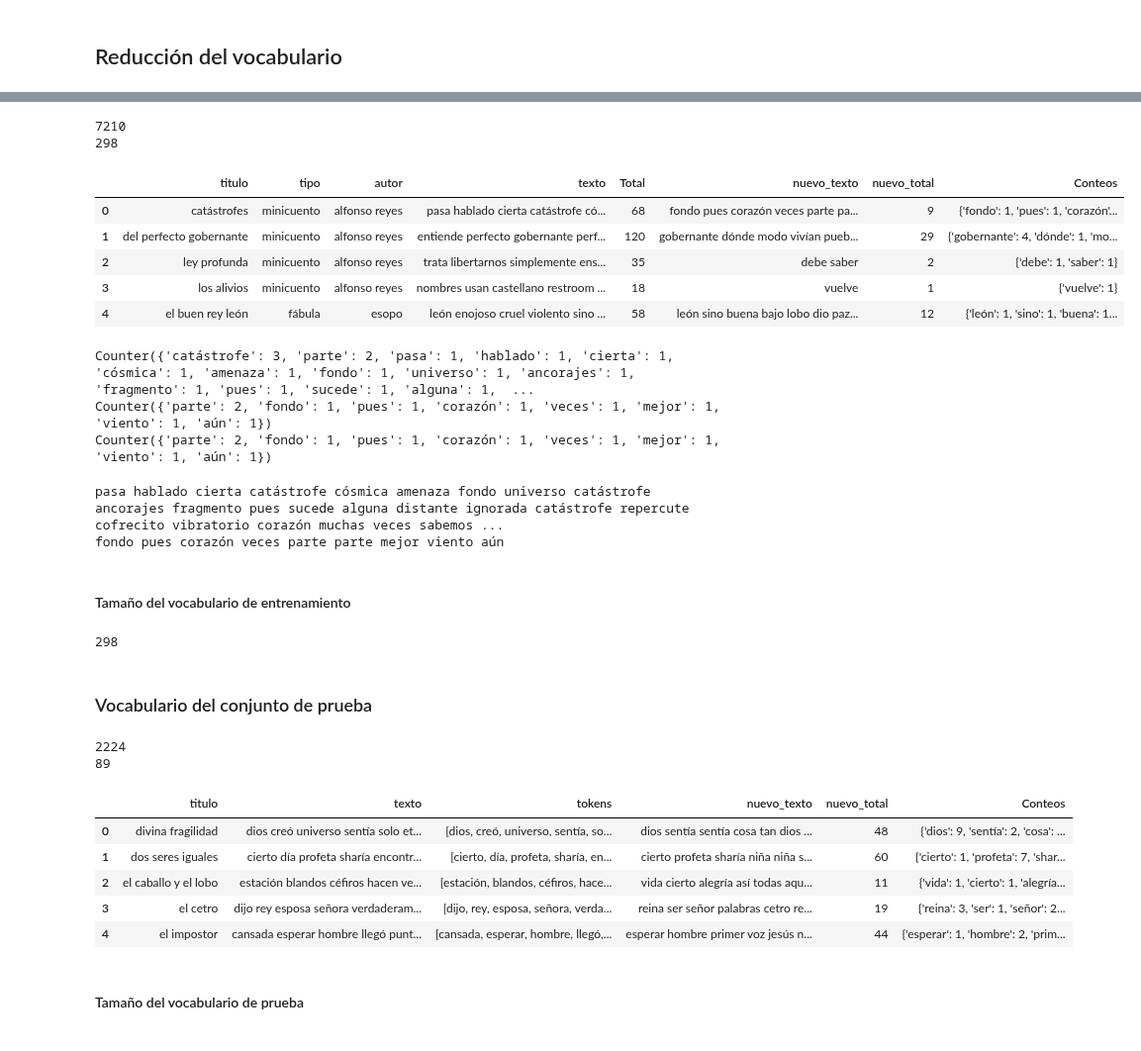
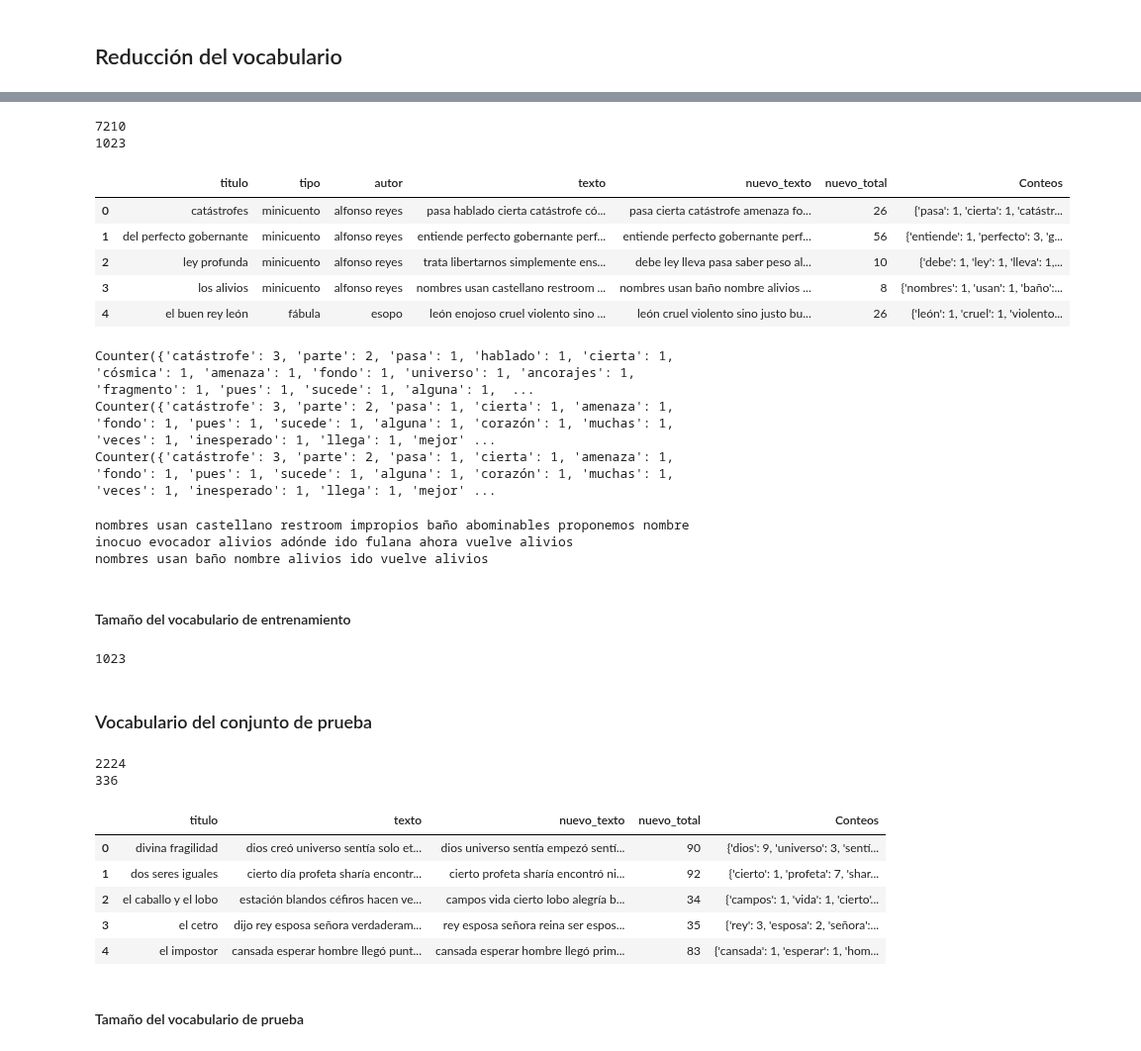
Before and after one commit to robertorys/Tesis, a Jupyter notebook: PROYECTO MIB.ipynb, the cells around one changed output, grey strips where cells are left out. Shown at 99% size. Saved outputs shown, nothing was run; the diff lists cells and outputs as text; code cells hidden in the pictures.

```diff
--- a/PROYECTO MIB.ipynb
+++ b/PROYECTO MIB.ipynb
@@ -122,9 +129,9 @@ for c in C:
 # %% [markdown]
 ## Datos
 # %%
-df_train['Total']=df_train.texto.str.split().apply(len)
+df_train_T['Total']=df_train_T.texto.str.split().apply(len)
 
-df_train.head()
+df_train_T.head()
 # %% [output]
 |  | titulo | tipo | autor | texto | Total |
 | 0 | catástrofes | minicuento | alfonso reyes | pasa hablado cierta catástrofe có... | 68 |
@@ -141,47 +153,49 @@ s=df_train.texto.str.cat(sep=' ').split()
 print(len(s))
 conteos=Counter(s)
 # print(conteos)
-nuevo_vocabulario = list(set([palabra for palabra in s if conteos[palabra] <= 10 and conteos[palabra]>3 ]))
+# nuevo_vocabulario = list(set([palabra for palabra in s if conteos[palabra] <= 10 and conteos[palabra]>3 ]))
+nuevo_vocabulario = list(set([palabra for palabra in s if conteos[palabra] <= 10 and conteos[palabra]>1 ]))
 print(len(nuevo_vocabulario))
 # %% [output]
 7210
-298
+1023
 # %%
-df_train['nuevo_texto']=df_train.texto.str.split().\
+df_train_T = df_train.copy()
+df_train_T['nuevo_texto']=df_train_T.texto.str.split().\
     apply(lambda texto: [w for w in texto if w in nuevo_vocabulario]).\
     apply(lambda x : ' '.join(x))
-df_train['nuevo_total']=df_train.nuevo_texto.str.split().apply(len)
-df_train['Conteos']=df_train.nuevo_texto.str.split().apply(Counter)
+df_train_T['nuevo_total']=df_train_T.nuevo_texto.str.split().apply(len)
+df_train_T['Conteos']=df_train_T.nuevo_texto.str.split().apply(Counter)
 
 
-df_train.head()
+df_train_T.head()
 # %% [output]
-|  | titulo | tipo | autor | texto | Total | nuevo_texto | nuevo_total | Conteos |
-| 0 | catástrofes | minicuento | alfonso reyes | pasa hablado cierta catástrofe có... | 68 | fondo pues corazón veces parte pa... | 9 | {'fondo': 1, 'pues': 1, 'corazón'... |
-| 1 | del perfecto gobernante | minicuento | alfonso reyes | entiende perfecto gobernante perf... | 120 | gobernante dónde modo vivían pueb... | 29 | {'gobernante': 4, 'dónde': 1, 'mo... |
-| 2 | ley profunda | minicuento | alfonso reyes | trata libertarnos simplemente ens... | 35 | debe saber | 2 | {'debe': 1, 'saber': 1} |
-| 3 | los alivios | minicuento | alfonso reyes | nombres usan castellano restroom ... | 18 | vuelve | 1 | {'vuelve': 1} |
-| 4 | el buen rey león | fábula | esopo | león enojoso cruel violento sino ... | 58 | león sino buena bajo lobo dio paz... | 12 | {'león': 1, 'sino': 1, 'buena': 1... |
+|  | titulo | tipo | autor | texto | nuevo_texto | nuevo_total | Conteos |
+| 0 | catástrofes | minicuento | alfonso reyes | pasa hablado cierta catástrofe có... | pasa cierta catástrofe amenaza fo... | 26 | {'pasa': 1, 'cierta': 1, 'catástr... |
+| 1 | del perfecto gobernante | minicuento | alfonso reyes | entiende perfecto gobernante perf... | entiende perfecto gobernante perf... | 56 | {'entiende': 1, 'perfecto': 3, 'g... |
+| 2 | ley profunda | minicuento | alfonso reyes | trata libertarnos simplemente ens... | debe ley lleva pasa saber peso al... | 10 | {'debe': 1, 'ley': 1, 'lleva': 1,... |
+| 3 | los alivios | minicuento | alfonso reyes | nombres usan castellano restroom ... | nombres usan baño nombre alivios ... | 8 | {'nombres': 1, 'usan': 1, 'baño':... |
+| 4 | el buen rey león | fábula | esopo | león enojoso cruel violento sino ... | león cruel violento sino justo bu... | 26 | {'león': 1, 'cruel': 1, 'violento... |
 # %%
-print(Counter(df_train.iloc[0].texto.split()))
-print(Counter(df_train.iloc[0].nuevo_texto.split()))
-print(df_train.iloc[0].Conteos)
+print(Counter(df_train_T.iloc[0].texto.split()))
+print(Counter(df_train_T.iloc[0].nuevo_texto.split()))
+print(df_train_T.iloc[0].Conteos)
 # %% [output]
 Counter({'catástrofe': 3, 'parte': 2, 'pasa': 1, 'hablado': 1, 'cierta': 1, 'cósmica': 1, 'amenaza': 1, 'fondo': 1, 'universo': 1, 'ancorajes': 1, 'fragmento': 1, 'pues': 1, 'sucede': 1, 'alguna': 1,  ...
-Counter({'parte': 2, 'fondo': 1, 'pues': 1, 'corazón': 1, 'veces': 1, 'mejor': 1, 'viento': 1, 'aún': 1})
-Counter({'parte': 2, 'fondo': 1, 'pues': 1, 'corazón': 1, 'veces': 1, 'mejor': 1, 'viento': 1, 'aún': 1})
+Counter({'catástrofe': 3, 'parte': 2, 'pasa': 1, 'cierta': 1, 'amenaza': 1, 'fondo': 1, 'pues': 1, 'sucede': 1, 'alguna': 1, 'corazón': 1, 'muchas': 1, 'veces': 1, 'inesperado': 1, 'llega': 1, 'mejor' ...
+Counter({'catástrofe': 3, 'parte': 2, 'pasa': 1, 'cierta': 1, 'amenaza': 1, 'fondo': 1, 'pues': 1, 'sucede': 1, 'alguna': 1, 'corazón': 1, 'muchas': 1, 'veces': 1, 'inesperado': 1, 'llega': 1, 'mejor' ...
 # %%
-print(df_train.iloc[0].texto)
-print(df_train.iloc[0].nuevo_texto)
+print(df_train_T.iloc[3].texto)
+print(df_train_T.iloc[3].nuevo_texto)
 # %% [output]
-pasa hablado cierta catástrofe cósmica amenaza fondo universo catástrofe ancorajes fragmento pues sucede alguna distante ignorada catástrofe repercute cofrecito vibratorio corazón muchas veces sabemos ...
-fondo pues corazón veces parte parte mejor viento aún
+nombres usan castellano restroom impropios baño abominables proponemos nombre inocuo evocador alivios adónde ido fulana ahora vuelve alivios
+nombres usan baño nombre alivios ido vuelve alivios
 # %% [markdown]
 #### Tamaño del vocabulario de entrenamiento
 # %%
 print(len(nuevo_vocabulario))
 # %% [output]
-298
+1023
 # %% [markdown]
 ### Vocabulario del conjunto de prueba
 # %%
@@ -189,27 +203,28 @@ s=df_test.texto.str.cat(sep=' ').split()
 print(len(s))
 conteos=Counter(s)
 # print(conteos)
-nuevo_vocab = list(set([palabra for palabra in s if conteos[palabra] <= 10 and conteos[palabra]>3 ]))
+nuevo_vocab = list(set([palabra for palabra in s if conteos[palabra] <= 10 and conteos[palabra]>1 ]))
 print(len(nuevo_vocab))
 # %% [output]
 2224
-89
+336
 # %%
-df_test['nuevo_texto']=df_test.texto.str.split().\
+df_test_T = df_test.copy()
+df_test_T['nuevo_texto']=df_test_T.texto.str.split().\
     apply(lambda texto: [w for w in texto if w in nuevo_vocab]).\
     apply(lambda x : ' '.join(x))
-df_test['nuevo_total']=df_test.nuevo_texto.str.split().apply(len)
-df_test['Conteos']=df_test.nuevo_texto.str.split().apply(Counter)
+df_test_T['nuevo_total']=df_test_T.nuevo_texto.str.split().apply(len)
+df_test_T['Conteos']=df_test_T.nuevo_texto.str.split().apply(Counter)
 
 
-df_test.head()
+df_test_T.head()
 # %% [output]
-|  | titulo | texto | tokens | nuevo_texto | nuevo_total | Conteos |
-| 0 | divina fragilidad | dios creó universo sentía solo et... | [dios, creó, universo, sentía, so... | dios sentía sentía cosa tan dios ... | 48 | {'dios': 9, 'sentía': 2, 'cosa': ... |
-| 1 | dos seres iguales | cierto día profeta sharía encontr... | [cierto, día, profeta, sharía, en... | cierto profeta sharía niña niña s... | 60 | {'cierto': 1, 'profeta': 7, 'shar... |
-| 2 | el caballo y el lobo | estación blandos céfiros hacen ve... | [estación, blandos, céfiros, hace... | vida cierto alegría así todas aqu... | 11 | {'vida': 1, 'cierto': 1, 'alegría... |
-| 3 | el cetro | dijo rey esposa señora verdaderam... | [dijo, rey, esposa, señora, verda... | reina ser señor palabras cetro re... | 19 | {'reina': 3, 'ser': 1, 'señor': 2... |
-| 4 | el impostor | cansada esperar hombre llegó punt... | [cansada, esperar, hombre, llegó,... | esperar hombre primer voz jesús n... | 44 | {'esperar': 1, 'hombre': 2, 'prim... |
+|  | titulo | texto | nuevo_texto | nuevo_total | Conteos |
+| 0 | divina fragilidad | dios creó universo sentía solo et... | dios universo sentía empezó sentí... | 90 | {'dios': 9, 'universo': 3, 'sentí... |
+| 1 | dos seres iguales | cierto día profeta sharía encontr... | cierto profeta sharía encontró ni... | 92 | {'cierto': 1, 'profeta': 7, 'shar... |
+| 2 | el caballo y el lobo | estación blandos céfiros hacen ve... | campos vida cierto lobo alegría b... | 34 | {'campos': 1, 'vida': 1, 'cierto'... |
+| 3 | el cetro | dijo rey esposa señora verdaderam... | rey esposa señora reina ser espos... | 35 | {'rey': 3, 'esposa': 2, 'señora':... |
+| 4 | el impostor | cansada esperar hombre llegó punt... | cansada esperar hombre llegó prim... | 83 | {'cansada': 1, 'esperar': 1, 'hom... |
 # %% [markdown]
 #### Tamaño del vocabulario de prueba
 # %%
```
Also changed, not shown: parts of 31 cells of this notebook.
